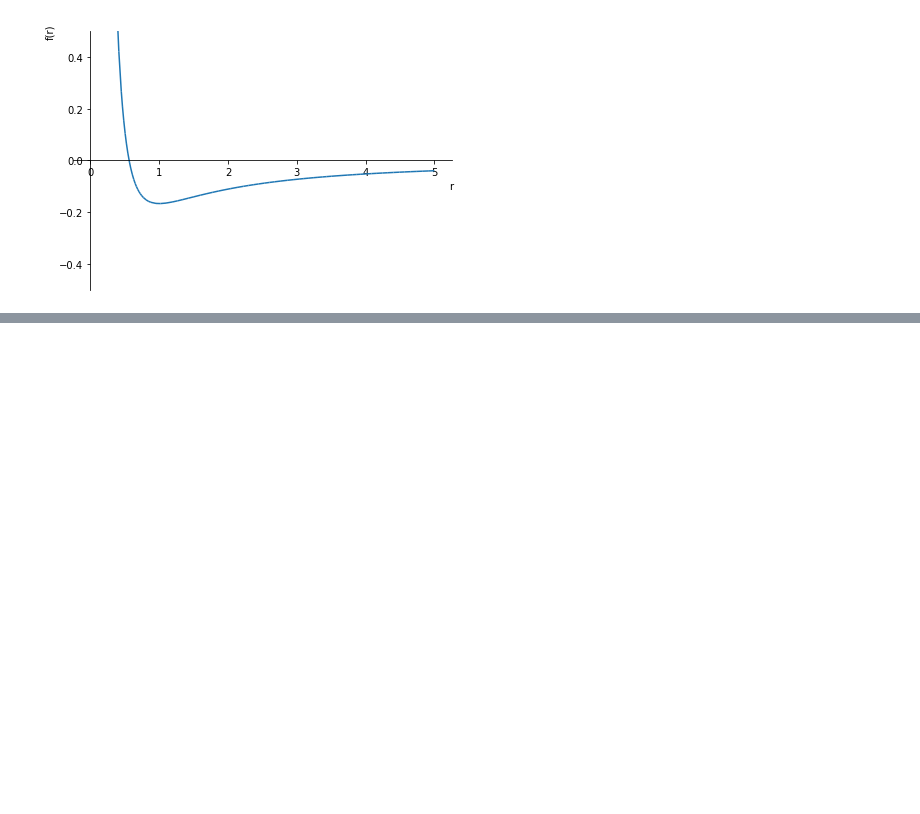
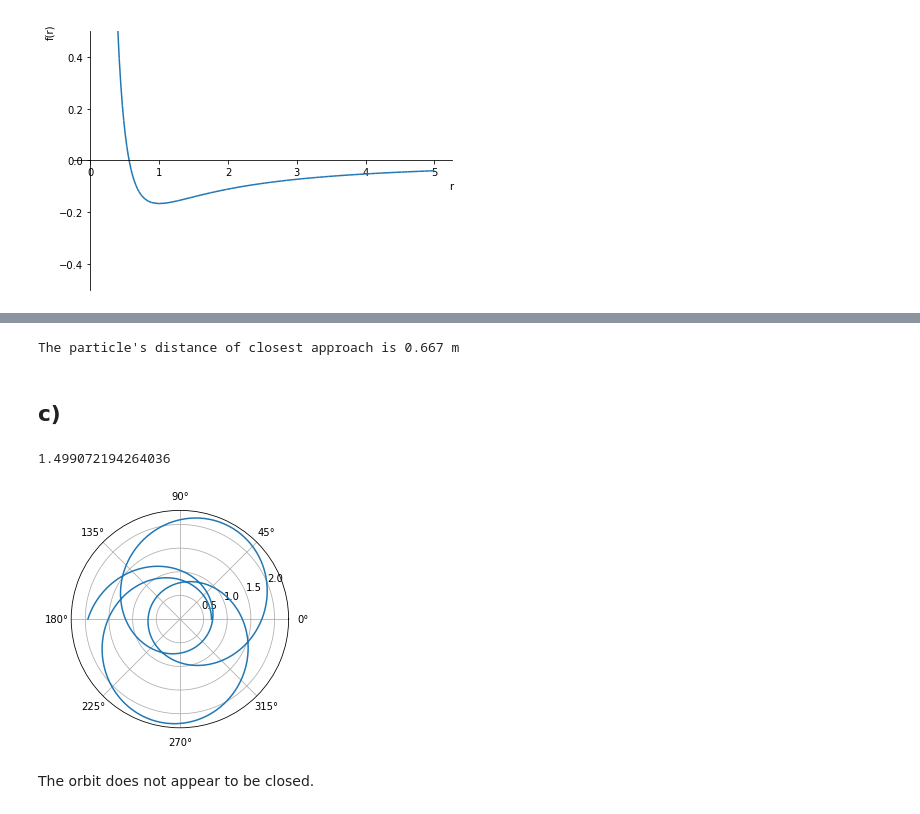
Before and after one commit to jhildebrand22/HW-PS353, a Jupyter notebook: 8_25.ipynb, the cells around one changed output, grey strips where cells are left out. Drawn from its saved outputs; the diff is of its cells as text; code cells hidden in the pictures; blank space fills up the shorter version.

```diff
--- a/8_25.ipynb
+++ b/8_25.ipynb
@@ -29,0 +34,31 @@ fig1 = sp.plot(U_eff.subs(params), (r,0,5),ylim=[-0.5,0.5])
+# %%
+r_m = sp.solve(U_eff.subs(params)-E,r)
+r_min = r_m[0]
+print(f"The particle's distance of closest approach is {r_min:.3f} m")
+# %% [output]
+The particle's distance of closest approach is 0.667 m
+# %% [markdown]
+## c)
+# %%
+1/r_min
+# %% [output]
+1.499072194264036
+# %%
+r_min = float(r_min)
+# %%
+def dwdt(phi,w):
+  u = w[0]
+  u_p = w[1]
+  u_pp = -u + (u**(1/2))
+  return [u_p,u_pp]
+# %%
+phi0 = [1/r_min, 0]
+phi_span = [0,7*np.pi]
+solu = solve_ivp(dwdt, phi_span, phi0,t_eval=np.linspace(0,7*np.pi,501))
+# %%
+fig,ax = plt.subplots(subplot_kw={'projection': 'polar'})
+ax.plot(solu.t, 1/solu.y[0]);
+# %% [output]
+[figure, added]
+# %% [markdown]
+The orbit does not appear to be closed.
```
Also changed, not shown: parts of 4 cells of this notebook.
